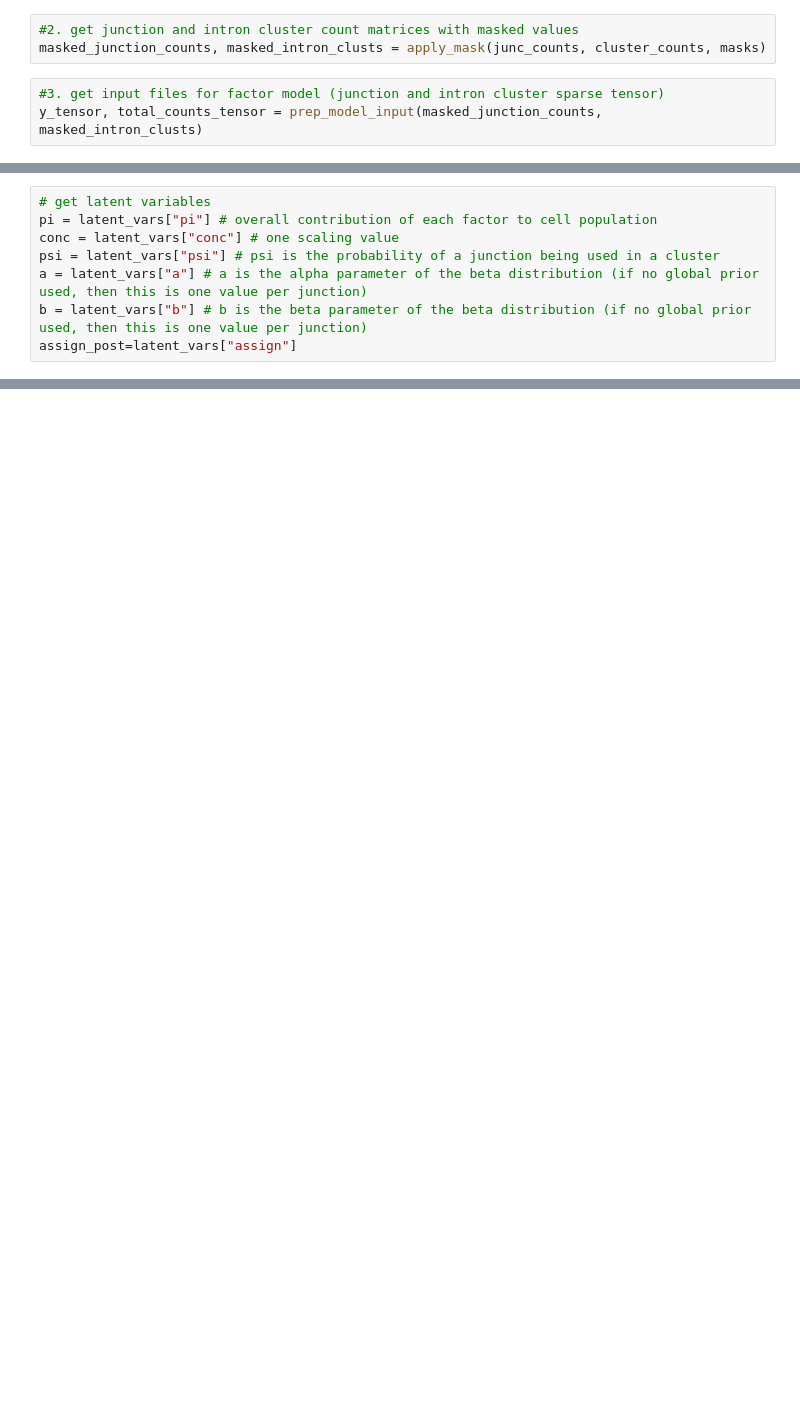
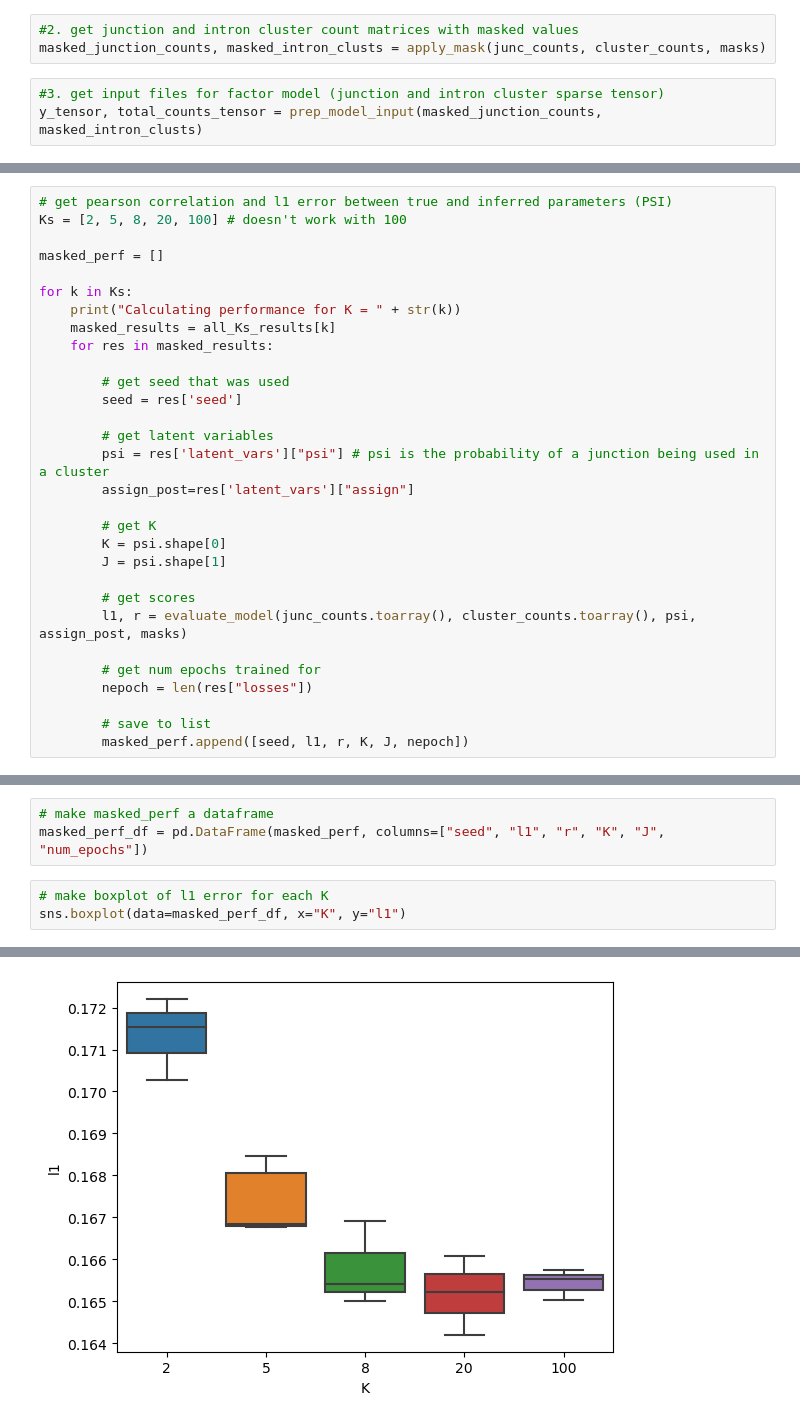
Before and after one commit to daklab/LeafletSC, a Jupyter notebook: notebooks/example_analysis/run_beta-dirichlet-factor_model.ipynb, the cells around one changed output, grey strips where cells are left out. Saved outputs shown, nothing was run; the diff lists cells and outputs as text; blank space fills up the shorter version.

```diff
--- a/notebooks/example_analysis/run_beta-dirichlet-factor_model.ipynb
+++ b/notebooks/example_analysis/run_beta-dirichlet-factor_model.ipynb
@@ -328,8 +395,0 @@ Done! Returning losses, sampled_guide, and latent_vars.
-# %%
-# get latent variables
-pi = latent_vars["pi"] # overall contribution of each factor to cell population
-conc = latent_vars["conc"] # one scaling value
-psi = latent_vars["psi"] # psi is the probability of a junction being used in a cluster
-a = latent_vars["a"] # a is the alpha parameter of the beta distribution (if no global prior used, then this is one value per junction)
-b = latent_vars["b"] # b is the beta parameter of the beta distribution (if no global prior used, then this is one value per junction)
-assign_post=latent_vars["assign"]
@@ -391,0 +396,30 @@ array([ 16, 125,  10, ...,   0,   0,   0])
+# %%
+# get pearson correlation and l1 error between true and inferred parameters (PSI)
+Ks = [2, 5, 8, 20, 100] # doesn't work with 100
+
+masked_perf = []
+
+for k in Ks:
+    print("Calculating performance for K = " + str(k))
+    masked_results = all_Ks_results[k]
+    for res in masked_results:
+
+        # get seed that was used
+        seed = res['seed']
+
+        # get latent variables
+        psi = res['latent_vars']["psi"] # psi is the probability of a junction being used in a cluster
+        assign_post=res['latent_vars']["assign"]
+
+        # get K
+        K = psi.shape[0]
+        J = psi.shape[1]
+
+        # get scores
+        l1, r = evaluate_model(junc_counts.toarray(), cluster_counts.toarray(), psi, assign_post, masks)
+
+        # get num epochs trained for
+        nepoch = len(res["losses"])
+
+        # save to list
+        masked_perf.append([seed, l1, r, K, J, nepoch])
@@ -391,0 +445,7 @@ array([ 16, 125,  10, ...,   0,   0,   0])
+# %%
+# make masked_perf a dataframe
+masked_perf_df = pd.DataFrame(masked_perf, columns=["seed", "l1", "r", "K", "J", "num_epochs"])
+# %%
+# make boxplot of l1 error for each K
+sns.boxplot(data=masked_perf_df, x="K", y="l1")
+# %% [output]
@@ -391,0 +453 @@ array([ 16, 125,  10, ...,   0,   0,   0])
+[figure, added]
```
Also changed, not shown: parts of 55 cells of this notebook, 5 other files.
